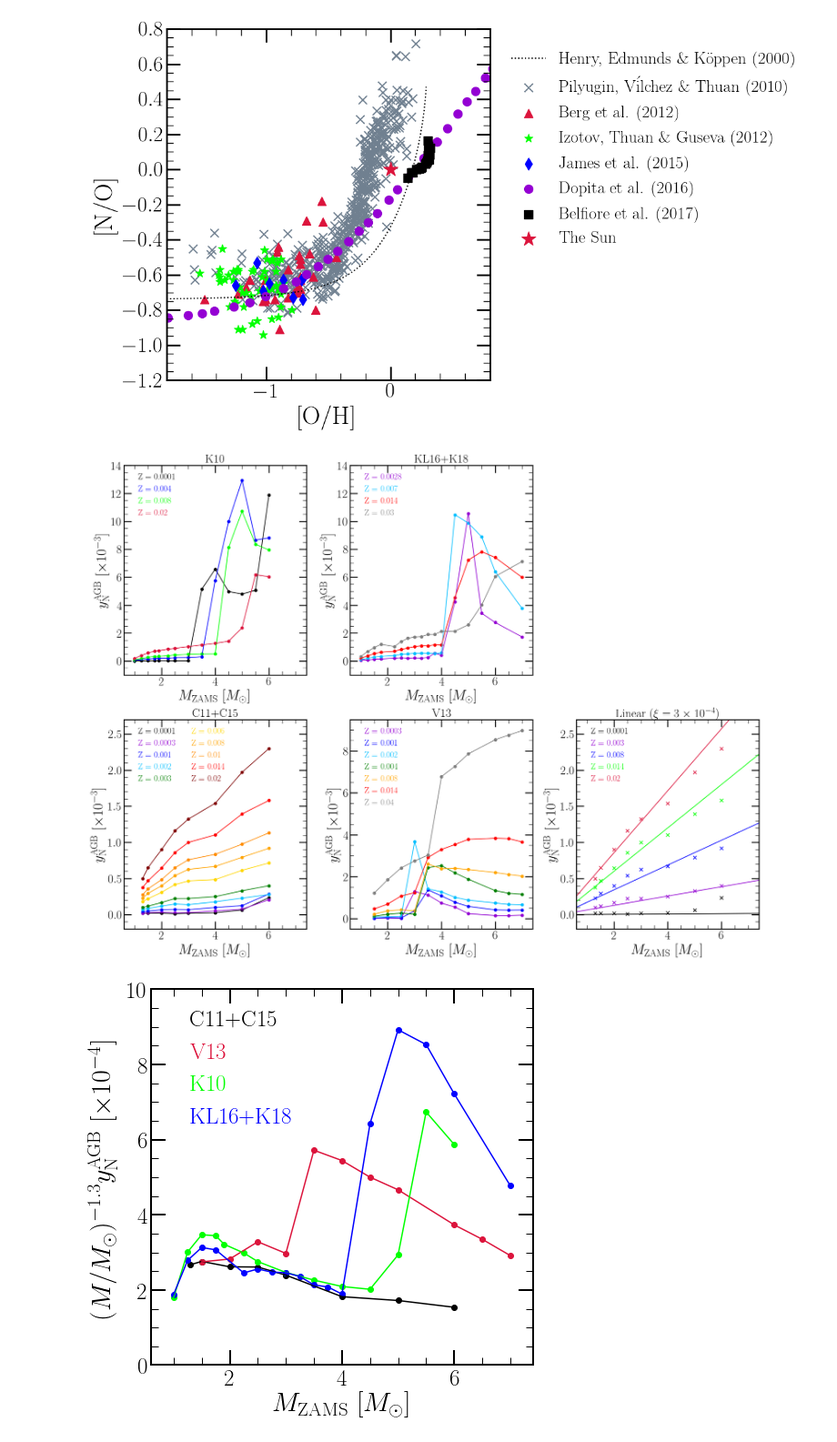
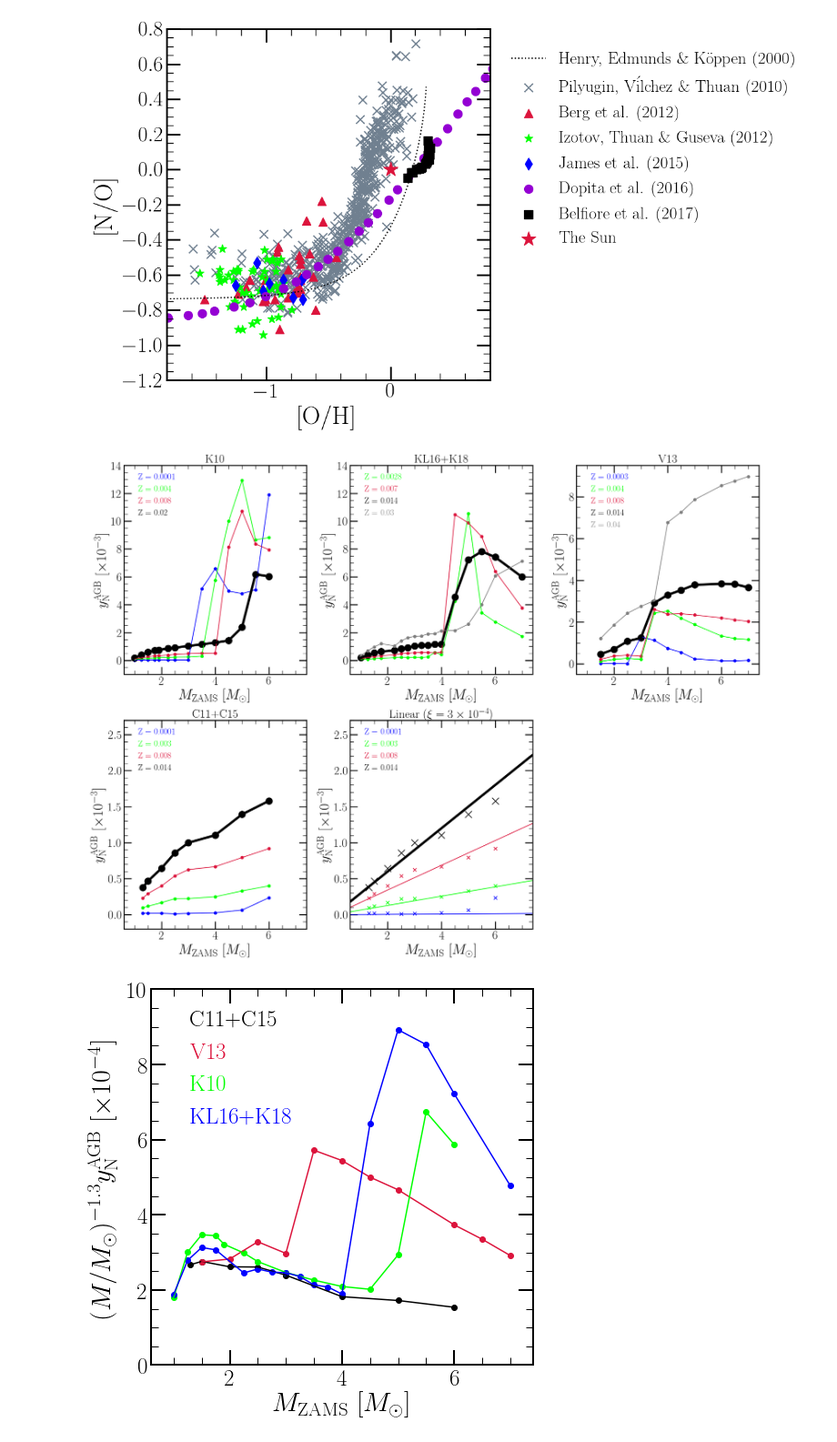
Before and after one commit to giganano/AGBmigration, a Jupyter notebook: notebooks/paper_plots.ipynb, the cells around one changed output. Shown at 91% size. Cells and saved outputs as stored; diff of their text form; code cells hidden in the pictures.

Commit message:
paper outline and figures

```diff
--- a/notebooks/paper_plots.ipynb
+++ b/notebooks/paper_plots.ipynb
@@ -94,50 +94,43 @@ plt.show()
 [figure]
 # %%
 logprefactor = 3 # overall factor of 10^(-logprefactor)
+skip = 5 # no panel in the sixth position (5 + 1)
 
 ### figure setup ###
 fig = plt.figure(figsize = (20, 15), facecolor = "white")
 axes = []
-# ylim = [[-0.2, 2.7], [-1, 14], None, [-0.5, 9.5], [-1, 14], [-0.2, 2.7]]
-ylim = [[-1, 14], [-1, 14], None, [-0.2, 2.7], [-0.5, 9.5], [-0.2, 2.7]]
-# labels = ["Cristallo et al. (2011, 2015)", "Karakas (2010)", None, "Ventura et al. (2013)",
-#     "Karakas \& Lugaro (2016)", r"Linear ($\xi$ = 0.02)"]
-# labels = ["Karakas (2010)", "Karakas \& Lugaro (2016)", None, "Cristallo et al. (2011, 2015)",
-#           "Ventura et al. (2013)", r"Linear ($\xi = 3\times10^{-4}$)"]
-labels = ["K10", "KL16+K18", None, "C11+C15", "V13", r"Linear ($\xi = 3\times10^{-4}$)"]
+ylim = [[-1, 14], [-1, 14], [-0.5, 9.5], [-0.2, 2.7], [-0.2, 2.7], None]
+labels = ["K10", "KL16+K18", "V13", "C11+C15", r"Linear ($\xi = 3\times10^{-4}$)", None]
 for i in range(6):
-    if i == 2: continue
+    if i == skip: continue
     axes.append(fig.add_subplot(231 + i))
-#     if i == 3:
-    axes[i - int(i > 2)].set_xlabel(r"$M_\text{ZAMS}$ [$M_\odot$]")
-    axes[i - int(i > 2)].set_ylabel(r"$y_\text{N}^\text{AGB}$ [$\times10^{-3}$]")
-#     else:
-#         plt.setp(axes[i].get_xticklabels(), visible = False)
-    axes[i - int(i > 2)].set_xlim([0.6, 7.4])
-    axes[i - int(i > 2)].set_ylim(ylim[i])
-#     axes[i].yaxis.set_label_position("right")
-#     axes[i].set_title(labels[i], rotation = 270, labelpad = 30)
-    axes[i - int(i > 2)].set_title(labels[i], fontsize = 25)
-# dummy = dummy_background_axes([axes])
-# dummy.set_ylabel(r"$y_\text{N}^\text{AGB}$ [$\times10^{-3}$]", labelpad = 40)
+    axes[i - int(i > skip)].set_xlabel(r"$M_\text{ZAMS}$ [$M_\odot$]")
+    axes[i - int(i > skip)].set_ylabel(r"$y_\text{N}^\text{AGB}$ [$\times10^{-3}$]")
+    axes[i - int(i > skip)].set_xlim([0.6, 7.4])
+    axes[i - int(i > skip)].set_ylim(ylim[i])
+    axes[i - int(i > skip)].set_title(labels[i], fontsize = 25)
 
 ### colors to plot each study's table in - each of the same length as the metallicities ###
 # colors = {
 #     "cristallo11": ["black", "darkviolet", "blue", "deepskyblue",
 #                     "green", "gold", "orange", "darkorange", "red", "maroon"],
-#     "karakas10": ["black", "green", "orange", "maroon"],
+#     "karakas10": ["black", "blue", "lime", "crimson"],
 #     "ventura13": ["darkviolet", "blue", "deepskyblue", "green", "orange", "red", "grey"],
-#     "karakas16": ["green", "orange", "red", "grey"]
+#     "karakas16": ["darkviolet", "deepskyblue", "red", "grey"]
 # }
 colors = {
-    "cristallo11": ["black", "darkviolet", "blue", "deepskyblue",
-                    "green", "gold", "orange", "darkorange", "red", "maroon"],
-    "karakas10": ["black", "blue", "lime", "crimson"],
-    "ventura13": ["darkviolet", "blue", "deepskyblue", "green", "orange", "red", "grey"],
-    "karakas16": ["darkviolet", "deepskyblue", "red", "grey"]
+    "cristallo11": ["blue", "lime", "crimson", "black"],
+    "karakas10": ["blue", "lime", "crimson", "black"],
+    "ventura13": ["blue", "lime", "crimson", "black", "grey"],
+    "karakas16": ["lime", "crimson", "black", "grey"]
 }
-# studies = ["cristallo11", "karakas10", None, "ventura13", "karakas16"]
-studies = ["karakas10", "karakas16", None, "cristallo11", "ventura13"]
+zvals = {
+    "cristallo11": [0.0001, 0.003, 0.008, 0.014],
+    "karakas10": [0.0001, 0.004, 0.008, 0.02],
+    "ventura13": [0.0003, 0.004, 0.008, 0.014, 0.04],
+    "karakas16": [0.0028, 0.007, 0.014, 0.03]
+}
+studies = ["karakas10", "karakas16", "ventura13", "cristallo11", None]
 for i in range(5): ### for each published table
     legend_kwargs = {
         "loc": plots.mpltoolkit.mpl_loc("upper left"),
@@ -145,53 +138,66 @@ for i in range(5): ### for each published table
         "handlelength": 0,
         "fontsize": 18
     }
-    if i == 2: continue
+    if i == skip - 1: continue
     y, m, z = vice.yields.agb.grid('n', study = studies[i])
+    n = 0
     for j in range(len(z)): ### for each metallicity they report yields at
+        if z[j] not in zvals[studies[i]]: continue
         # plot points connected by lines
         yields = [10**logprefactor * _[j] for _ in y]
-        kwargs = {"c": plots.mpltoolkit.named_colors()[colors[studies[i]][j]]}
-        axes[i - int(i > 2)].scatter(m, yields, **kwargs)
+        kwargs = {"c": plots.mpltoolkit.named_colors()[colors[studies[i]][n]]}
+        n += 1
+        if z[j] == 0.014 or z[j] == 0.02: kwargs['s'] = 200
+        else: pass
+        axes[i - int(i > skip)].scatter(m, yields, **kwargs)
+        if "s" in kwargs.keys(): del kwargs["s"]
         kwargs["label"] = "Z = %g" % (z[j])
-        axes[i - int(i > 2)].plot(m, yields, **kwargs)
-        if i == 3:
-            legend_kwargs["ncol"] = 2
-            legend_kwargs["columnspacing"] = 1.0
-        else:
-            legend_kwargs["ncol"] = 1
-    leg = axes[i - int(i > 2)].legend(**legend_kwargs)
-    for j in range(len(z)):
+        if z[j] == 0.014 or z[j] == 0.02: kwargs["linewidth"] = 5
+        axes[i - int(i > skip)].plot(m, yields, **kwargs)
+        if "linewidth" in kwargs.keys(): del kwargs["linewidth"]
+#         if i == 3:
+#             legend_kwargs["ncol"] = 2
+#             legend_kwargs["columnspacing"] = 1.0
+#         else:
+#             legend_kwargs["ncol"] = 1
+    leg = axes[i - int(i > skip)].legend(**legend_kwargs)
+    for j in range(n):
         leg.get_texts()[j].set_color(colors[studies[i]][j])
         leg.legendHandles[j].set_visible(False)
 
 ### The linear model, with a few reference points from Cristallo et al. (2011, 2015)
-Z = [0.0001, 0.003, 0.008, 0.014, 0.02]
-# colors = ["black", "green", "orange", "red", "maroon"]
-colors = ["black", "darkviolet", "blue", "lime", "crimson"]
+Z = [0.0001, 0.003, 0.008, 0.014]
+colors = ["blue", "lime", "crimson", "black"]
 model = linear_agb_yield(slope = 3.0e-4)
 y, m, z = vice.yields.agb.grid('n', study = "cristallo11")
 for i in range(len(Z)):
     masses = np.linspace(axes[-1].get_xlim()[0], axes[-1].get_xlim()[1], 1000)
     yields = [10**logprefactor * model(mass, Z[i]) for mass in masses]
     kwargs = {"c": plots.mpltoolkit.named_colors()[colors[i]]}
     idx = z.index(Z[i])
     yields_ = [10**logprefactor * _[idx] for _ in y]
-    axes[-1].scatter(m, yields_, marker = plots.mpltoolkit.markers()["x"], s = 50, **kwargs)
+    if Z[i] == 0.014:
+        kwargs["s"] = 200
+    else:
+        kwargs["s"] = 50
+    axes[-1].scatter(m, yields_, marker = plots.mpltoolkit.markers()["x"], **kwargs)
+    if "s" in kwargs.keys(): del kwargs["s"]
     kwargs["label"] = "Z = %g" % (Z[i])
+    if Z[i] == 0.014: kwargs["linewidth"] = 5
     axes[-1].plot(masses, yields, **kwargs)
 legend_kwargs["ncol"] = 1
 leg = axes[-1].legend(**legend_kwargs)
 for i in range(len(Z)):
     leg.get_texts()[i].set_color(colors[i])
     leg.legendHandles[i].set_visible(False)
 
 
 plt.tight_layout()
 # plt.subplots_adjust(hspace = 0)
 plt.savefig("../paper/agb_yield_models.pdf")
 plt.show()
 # %% [output]
-[figure, old version]
+[figure, new version]
 # %%
 logprefactor = 4
 
```
Also changed, not shown: parts of 2 cells of this notebook, 13 other files.
